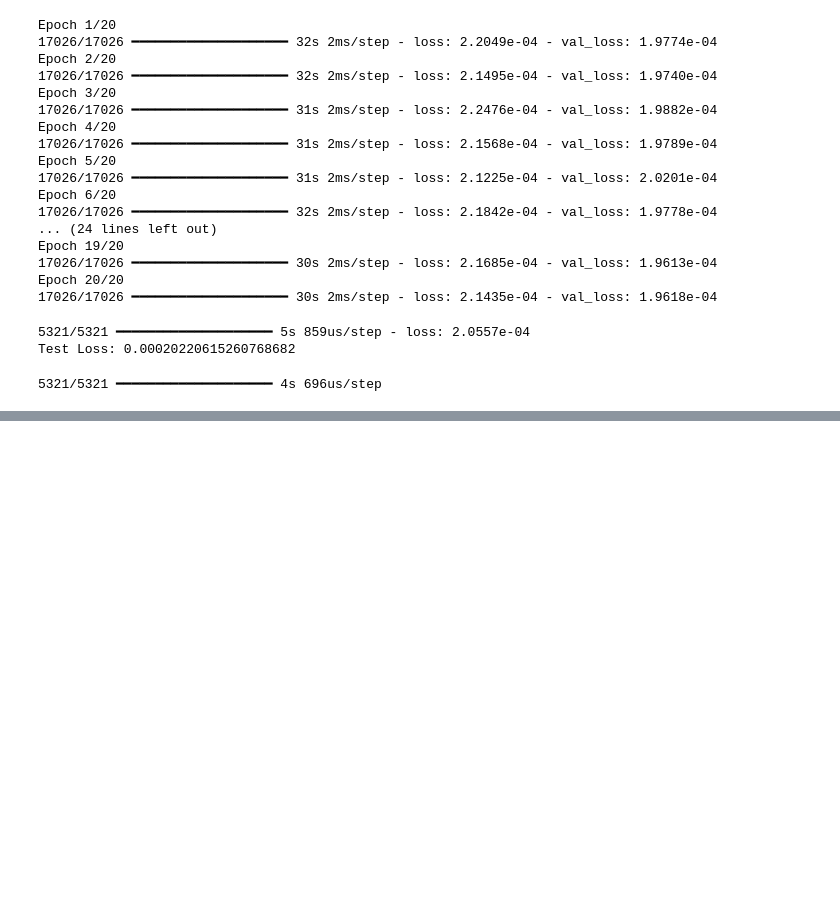
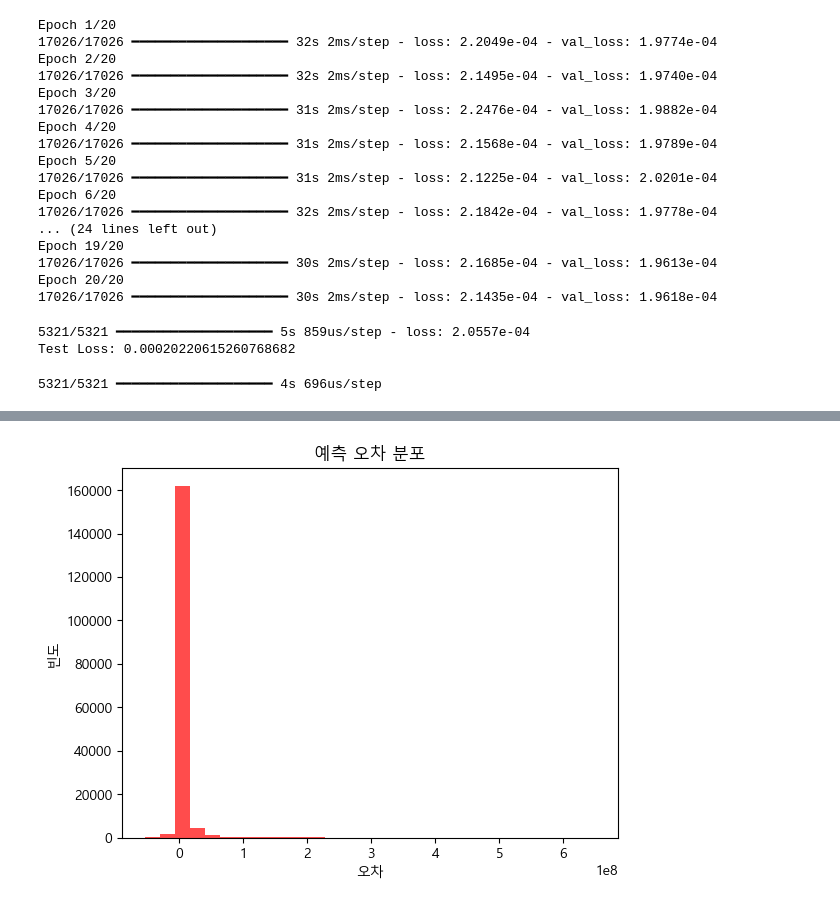
Before and after one commit to WhitebearM/ai_study, a Jupyter notebook: ai_project/fundamentals.ipynb, the cells around one changed output, grey strips where cells are left out. Saved outputs shown, nothing was run; the diff lists cells and outputs as text; code cells hidden in the pictures; blank space fills up the shorter version.

```diff
--- a/ai_project/fundamentals.ipynb
+++ b/ai_project/fundamentals.ipynb
@@ -83,0 +99,9 @@ y_test_rescaled = scaler.inverse_transform(y_test.reshape(-1,1))
+# %%
+errors = y_test_rescaled - y_pred_rescaled
+plt.hist(errors, bins=30, color='red', alpha=0.7)
+plt.title("예측 오차 분포")
+plt.xlabel("오차")
+plt.ylabel("빈도")
+plt.show()
+# %% [output]
+[figure, added]
```
Also changed, not shown: parts of 5 cells of this notebook.
